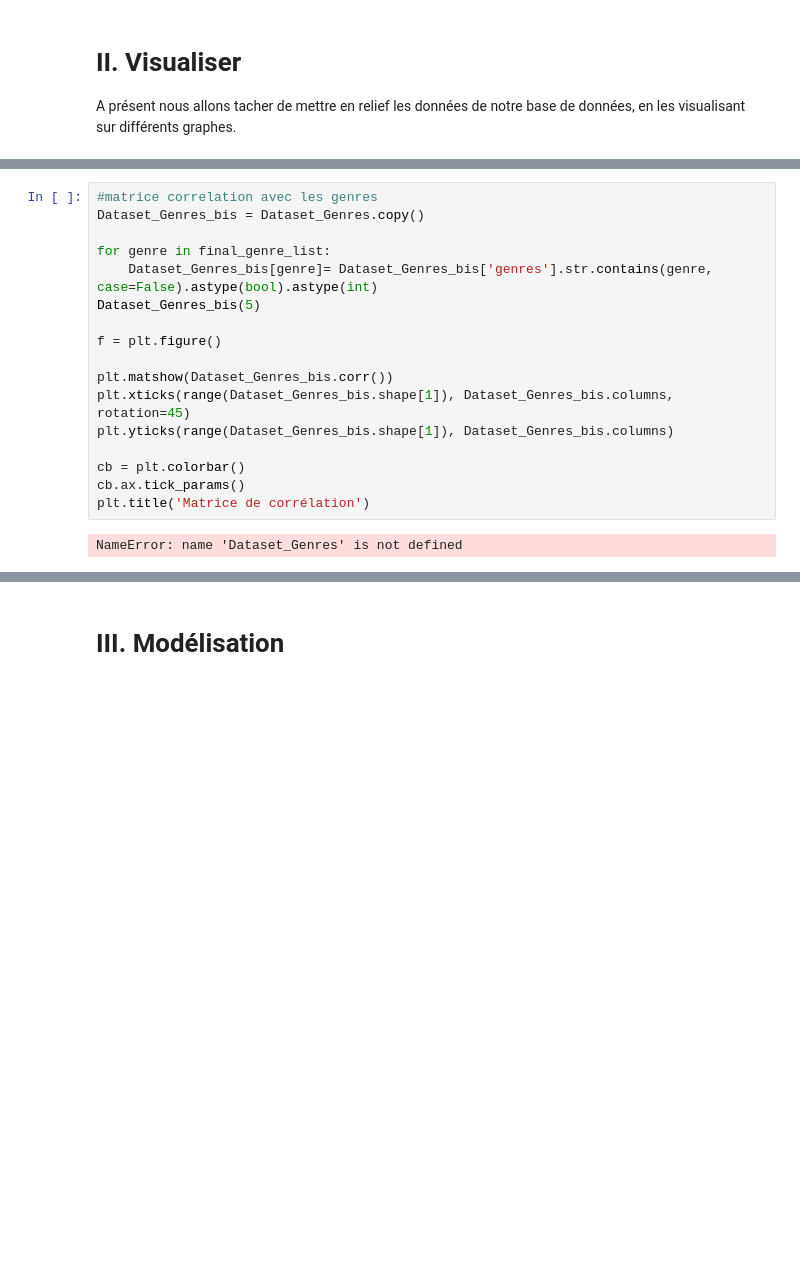
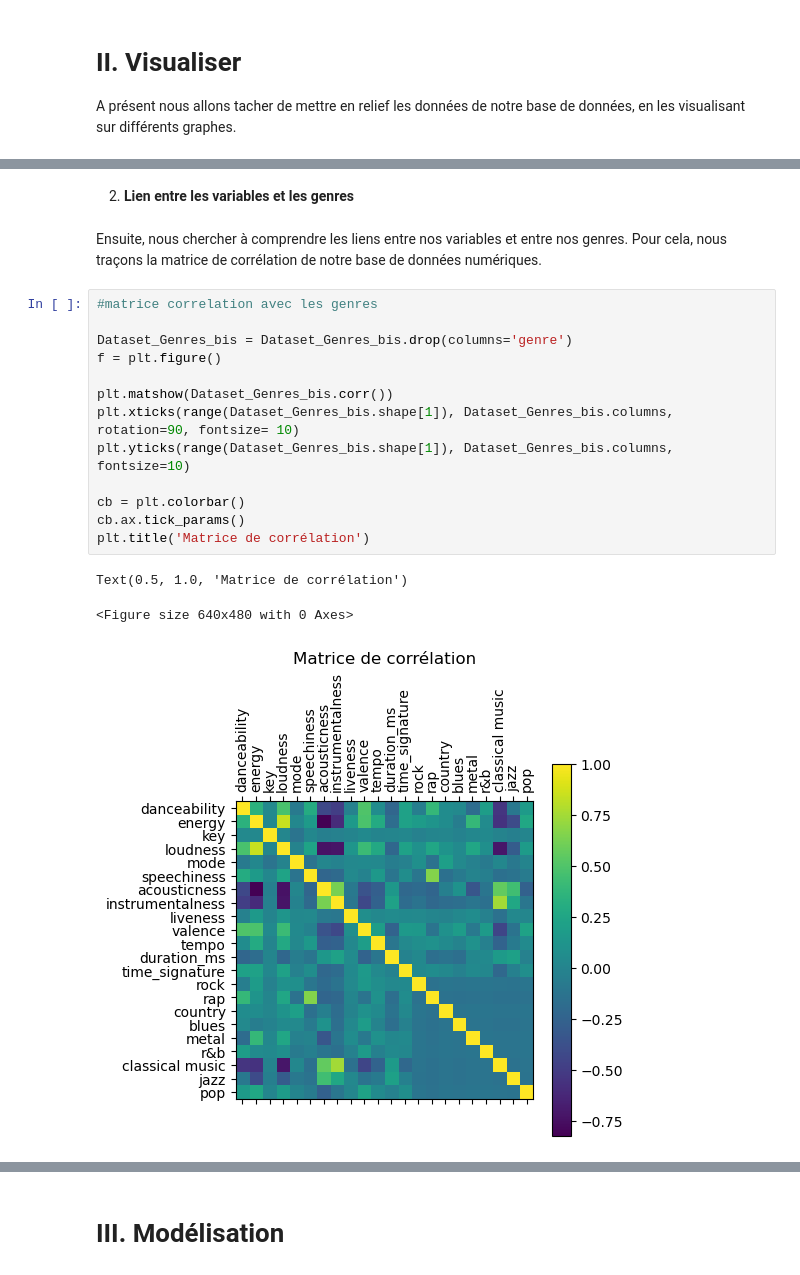
Before and after one commit to antoine-palazz/Python-pour-la-Data-Science, a Jupyter notebook: follow_me.ipynb, the cells around one changed output, grey strips where cells are left out. Drawn from its saved outputs; the diff is of its cells as text; blank space fills up the shorter version.

```diff
--- a/follow_me.ipynb
+++ b/follow_me.ipynb
@@ -489,19 +519,21 @@ Dans un premier temps nous vérifions si nos variables sont corrélées. C'est u
+# %% [markdown]
+2. __Lien entre les variables et les genres__
+# %% [markdown]
+Ensuite, nous chercher à comprendre les liens entre nos variables et entre nos genres. Pour cela, nous traçons la matrice de corrélation de notre base de données numériques.
 # %%
 #matrice correlation avec les genres
-Dataset_Genres_bis = Dataset_Genres.copy()
 
-for genre in final_genre_list:
-    Dataset_Genres_bis[genre]= Dataset_Genres_bis['genres'].str.contains(genre, case=False).astype(bool).astype(int)
-Dataset_Genres_bis(5)
-
+Dataset_Genres_bis = Dataset_Genres_bis.drop(columns='genre')
 f = plt.figure()
 
 plt.matshow(Dataset_Genres_bis.corr())
-plt.xticks(range(Dataset_Genres_bis.shape[1]), Dataset_Genres_bis.columns, rotation=45)
-plt.yticks(range(Dataset_Genres_bis.shape[1]), Dataset_Genres_bis.columns)
+plt.xticks(range(Dataset_Genres_bis.shape[1]), Dataset_Genres_bis.columns, rotation=90, fontsize= 10)
+plt.yticks(range(Dataset_Genres_bis.shape[1]), Dataset_Genres_bis.columns, fontsize=10)
 
 cb = plt.colorbar()
 cb.ax.tick_params()
 plt.title('Matrice de corrélation')
 # %% [output]
-NameError: name 'Dataset_Genres' is not defined
+Text(0.5, 1.0, 'Matrice de corrélation')
+<Figure size 640x480 with 0 Axes>
+[figure, added]
```
Also changed, not shown: parts of 23 cells of this notebook.
